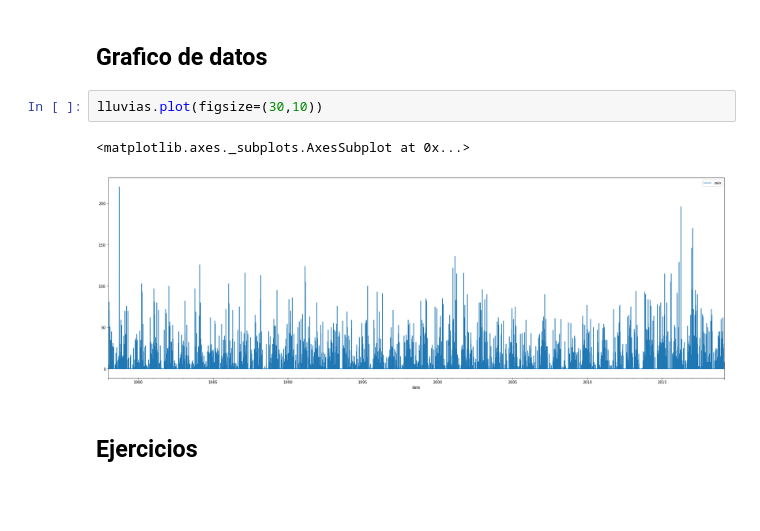
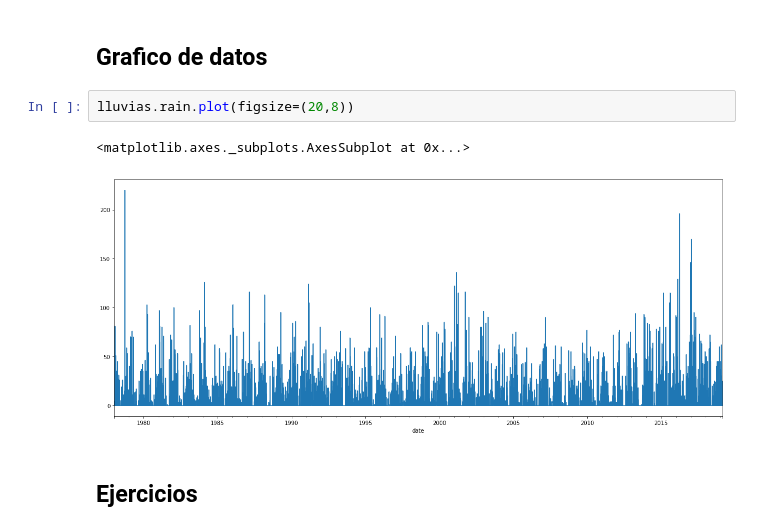
Before and after one commit to Eugenia27/BKP, a Jupyter notebook: Copia_de_Cuando_Llueve.ipynb, the cells around one changed output. Drawn from its saved outputs; the diff is of its cells as text; blank space fills up the shorter version.

```diff
--- a/Copia_de_Cuando_Llueve.ipynb
+++ b/Copia_de_Cuando_Llueve.ipynb
@@ -37,10 +55,10 @@ lluvias.head()
 # %% [markdown]
 ## Grafico de datos
 # %%
-lluvias.plot(figsize=(30,10))
+lluvias.rain.plot(figsize=(20,8))
 # %% [output]
 <matplotlib.axes._subplots.AxesSubplot at 0x...>
-[figure, old version]
+[figure, new version]
 # %% [markdown]
 ## Ejercicios
 # %% [markdown]
```
Also changed, not shown: parts of 61 cells of this notebook.
